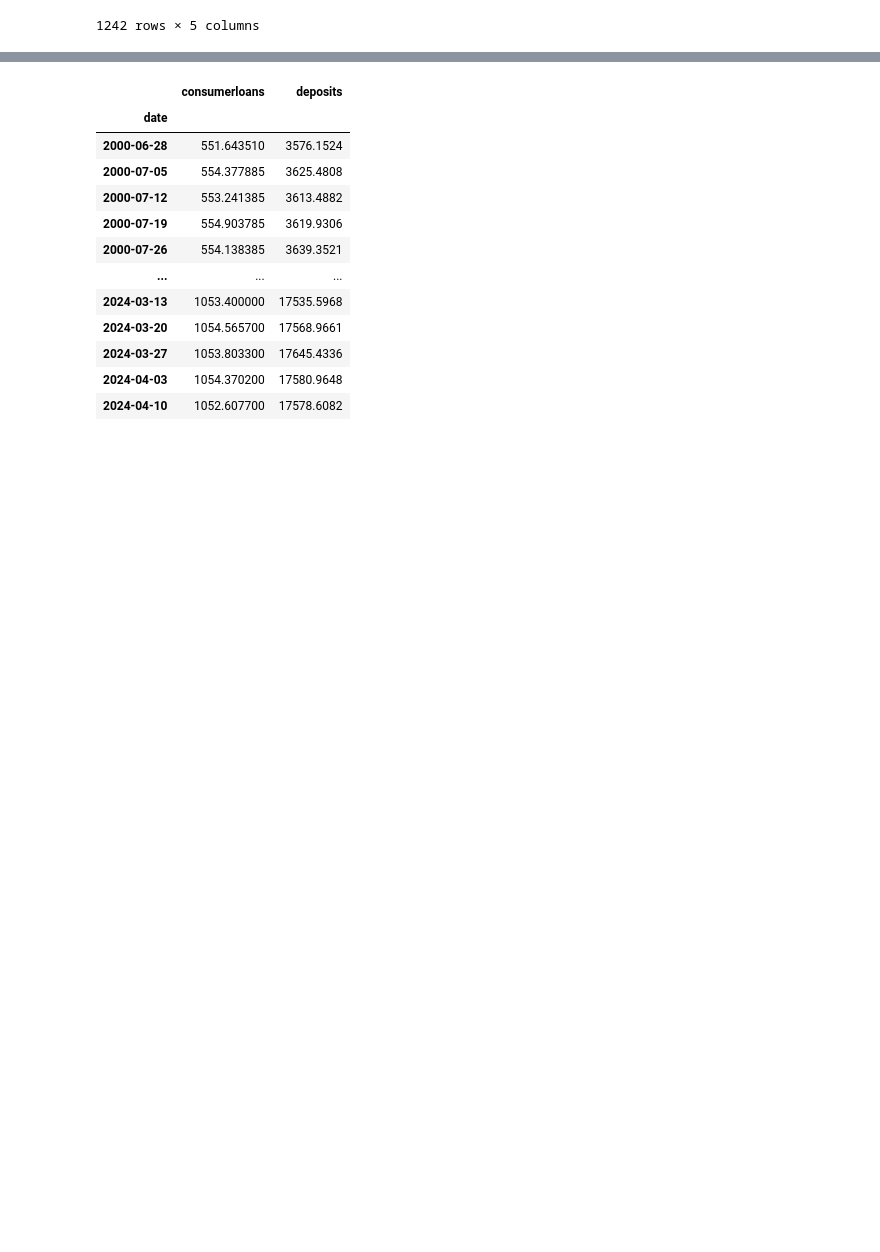
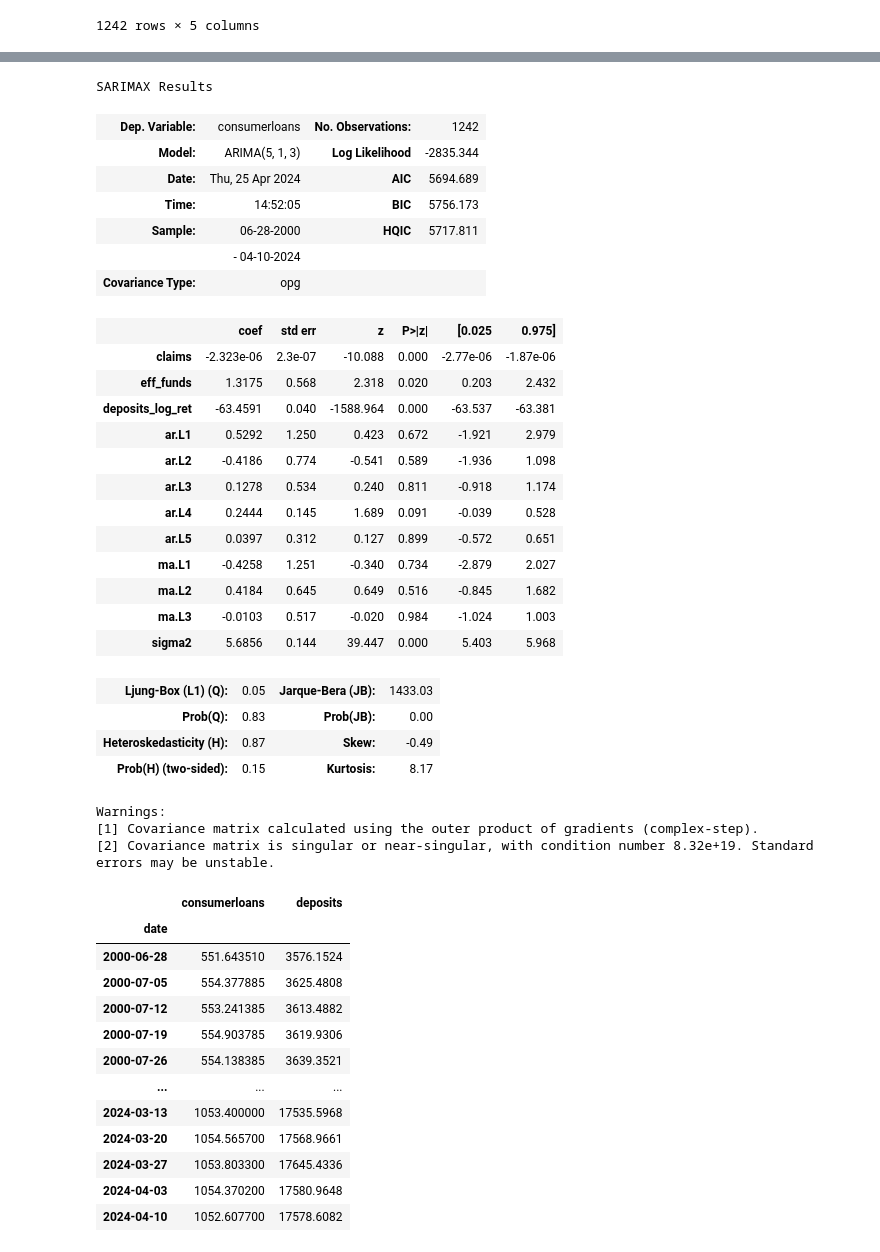
Before and after one commit to evanglas/forecasting-project, a Jupyter notebook: michael.ipynb, the cells around one changed output, grey strips where cells are left out. Drawn from its saved outputs; the diff is of its cells as text; code cells hidden in the pictures; blank space fills up the shorter version.

Commit message:
using IFFER

```diff
--- a/michael.ipynb
+++ b/michael.ipynb
@@ -546,3 +562,34 @@ arimax_results[arimax_best_params].predicted
+# %%
+arimax_results[arimax_best_params].summary()
+# %% [output]
+SARIMAX Results
+| Dep. Variable: | consumerloans | No. Observations: | 1242 |
+| Model: | ARIMA(5, 1, 3) | Log Likelihood | -2835.344 |
+| Date: | Thu, 25 Apr 2024 | AIC | 5694.689 |
+| Time: | 14:52:05 | BIC | 5756.173 |
+| Sample: | 06-28-2000 | HQIC | 5717.811 |
+|  | - 04-10-2024 |  |  |
+| Covariance Type: | opg |  |  |
+|  | coef | std err | z | P>|z| | [0.025 | 0.975] |
+| claims | -2.323e-06 | 2.3e-07 | -10.088 | 0.000 | -2.77e-06 | -1.87e-06 |
+| eff_funds | 1.3175 | 0.568 | 2.318 | 0.020 | 0.203 | 2.432 |
+| deposits_log_ret | -63.4591 | 0.040 | -1588.964 | 0.000 | -63.537 | -63.381 |
+| ar.L1 | 0.5292 | 1.250 | 0.423 | 0.672 | -1.921 | 2.979 |
+| ar.L2 | -0.4186 | 0.774 | -0.541 | 0.589 | -1.936 | 1.098 |
+| ar.L3 | 0.1278 | 0.534 | 0.240 | 0.811 | -0.918 | 1.174 |
+| ar.L4 | 0.2444 | 0.145 | 1.689 | 0.091 | -0.039 | 0.528 |
+| ar.L5 | 0.0397 | 0.312 | 0.127 | 0.899 | -0.572 | 0.651 |
+| ma.L1 | -0.4258 | 1.251 | -0.340 | 0.734 | -2.879 | 2.027 |
+| ma.L2 | 0.4184 | 0.645 | 0.649 | 0.516 | -0.845 | 1.682 |
+| ma.L3 | -0.0103 | 0.517 | -0.020 | 0.984 | -1.024 | 1.003 |
+| sigma2 | 5.6856 | 0.144 | 39.447 | 0.000 | 5.403 | 5.968 |
+| Ljung-Box (L1) (Q): | 0.05 | Jarque-Bera (JB): | 1433.03 |
+| Prob(Q): | 0.83 | Prob(JB): | 0.00 |
+| Heteroskedasticity (H): | 0.87 | Skew: | -0.49 |
+| Prob(H) (two-sided): | 0.15 | Kurtosis: | 8.17 |
+Warnings:
+[1] Covariance matrix calculated using the outer product of gradients (complex-step).
+[2] Covariance matrix is singular or near-singular, with condition number 8.32e+19. Standard errors may be unstable.
 # %%
 deposits.name = "deposits"
 eff_funds.name = "eff_funds"
```
Also changed, not shown: parts of 10 cells of this notebook, 1 other file.
